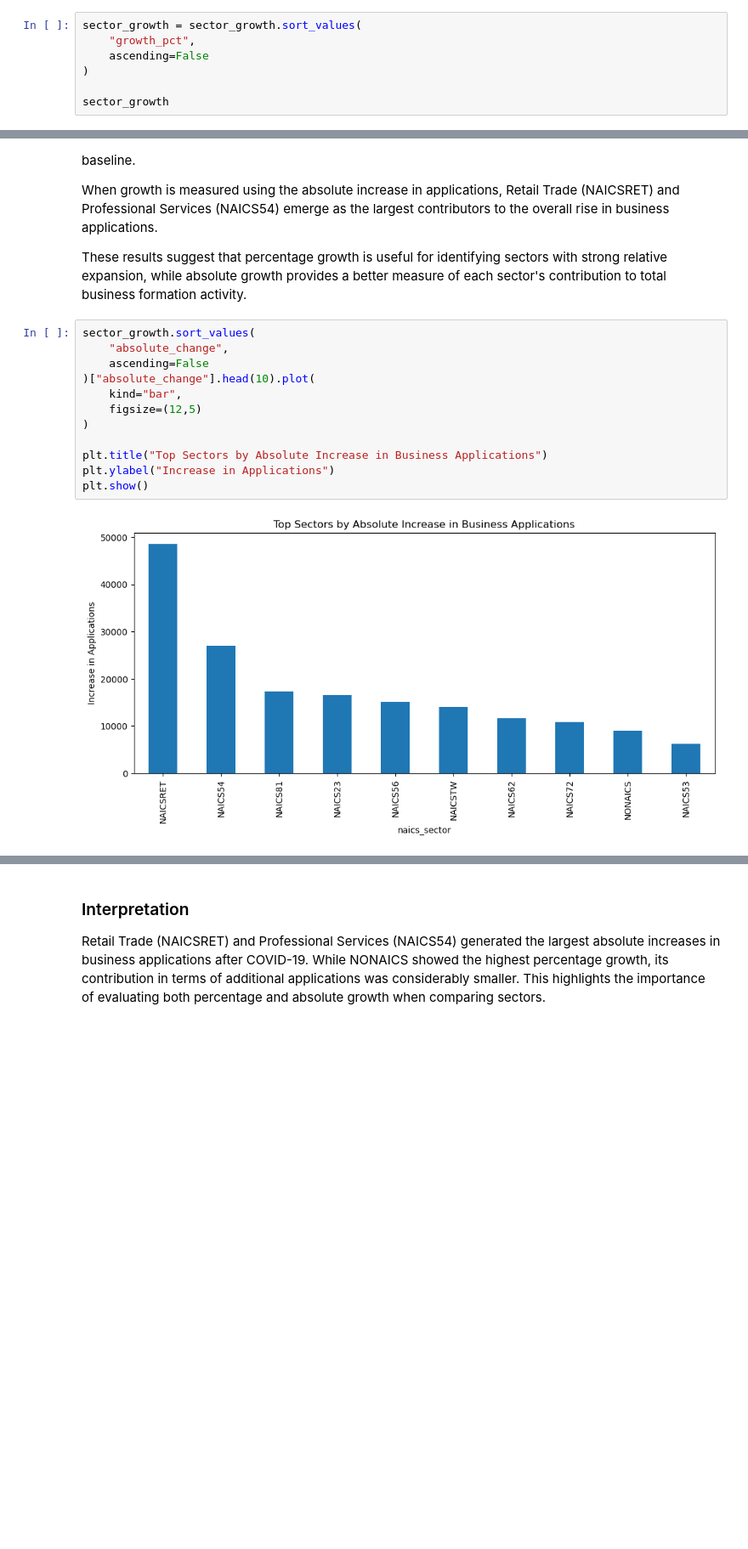
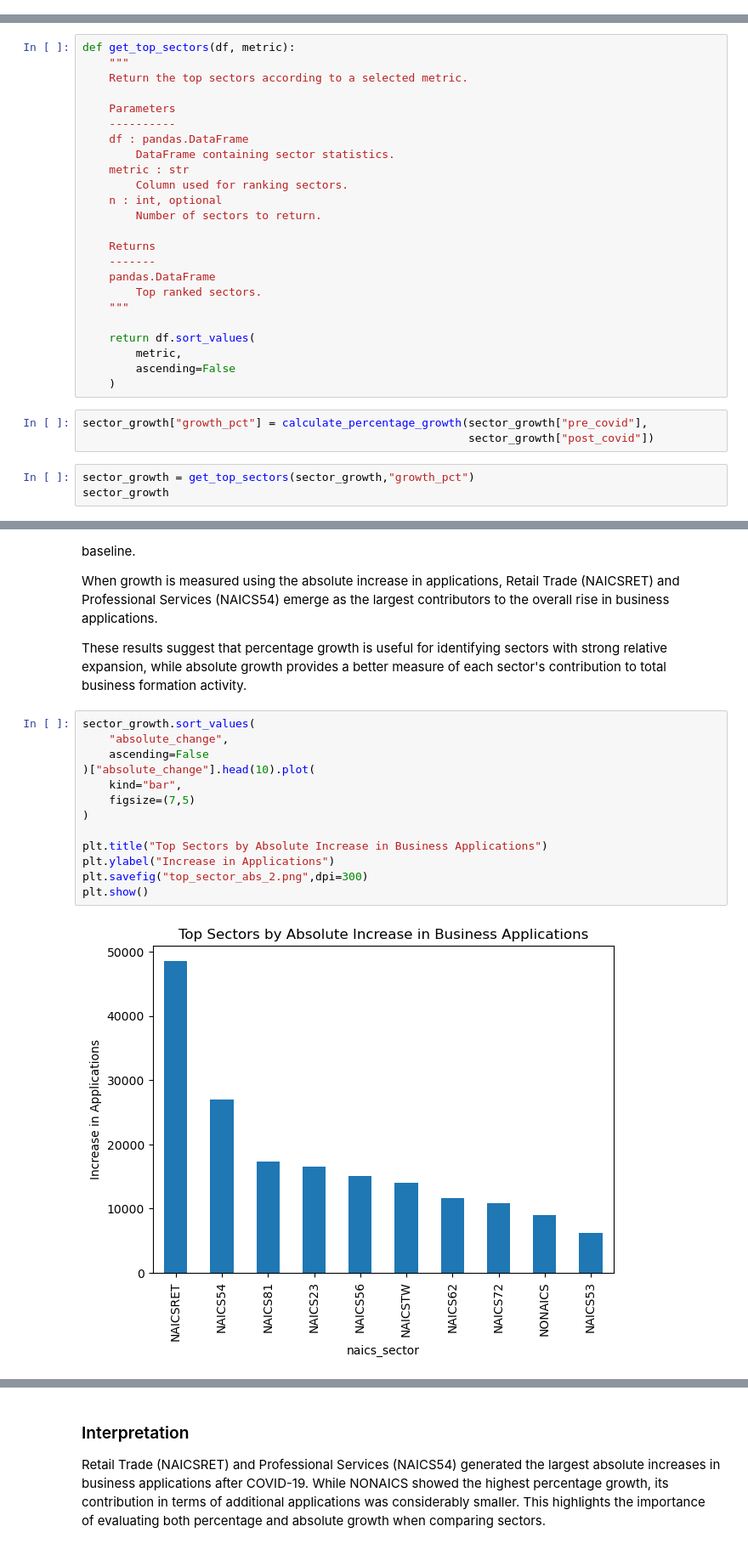
Before and after one commit to ArturoTrelles91/Bussiness-Formation-Statistics, a Jupyter notebook: BussinessApps_ml.ipynb, the cells around one changed output, grey strips where cells are left out. Shown at 85% size. Cells and saved outputs as stored; diff of their text form; blank space fills up the shorter version.

```diff
--- a/BussinessApps_ml.ipynb
+++ b/BussinessApps_ml.ipynb
@@ -1740,7 +1753,0 @@ sector_growth["growth_pct"] = (
-# %%
-sector_growth = sector_growth.sort_values(
-    "growth_pct",
-    ascending=False
-)
-
-sector_growth
@@ -1765,0 +1774,30 @@ sector_growth
+# %%
+def get_top_sectors(df, metric):
+    """
+    Return the top sectors according to a selected metric.
+
+    Parameters
+    ----------
+    df : pandas.DataFrame
+        DataFrame containing sector statistics.
+    metric : str
+        Column used for ranking sectors.
+    n : int, optional
+        Number of sectors to return.
+
+    Returns
+    -------
+    pandas.DataFrame
+        Top ranked sectors.
+    """
+
+    return df.sort_values(
+        metric,
+        ascending=False
+    )
+# %%
+sector_growth["growth_pct"] = calculate_percentage_growth(sector_growth["pre_covid"],
+                                                          sector_growth["post_covid"])
+# %%
+sector_growth = get_top_sectors(sector_growth,"growth_pct")
+sector_growth
@@ -1853,14 +1917,15 @@ These results suggest that percentage growth is useful for identifying sectors w
 # %%
 sector_growth.sort_values(
     "absolute_change",
     ascending=False
 )["absolute_change"].head(10).plot(
     kind="bar",
-    figsize=(12,5)
+    figsize=(7,5)
 )
 
 plt.title("Top Sectors by Absolute Increase in Business Applications")
 plt.ylabel("Increase in Applications")
+plt.savefig("top_sector_abs_2.png",dpi=300)
 plt.show()
 # %% [output]
-[figure, old version]
+[figure, new version]
```
Also changed, not shown: parts of 22 cells of this notebook.
